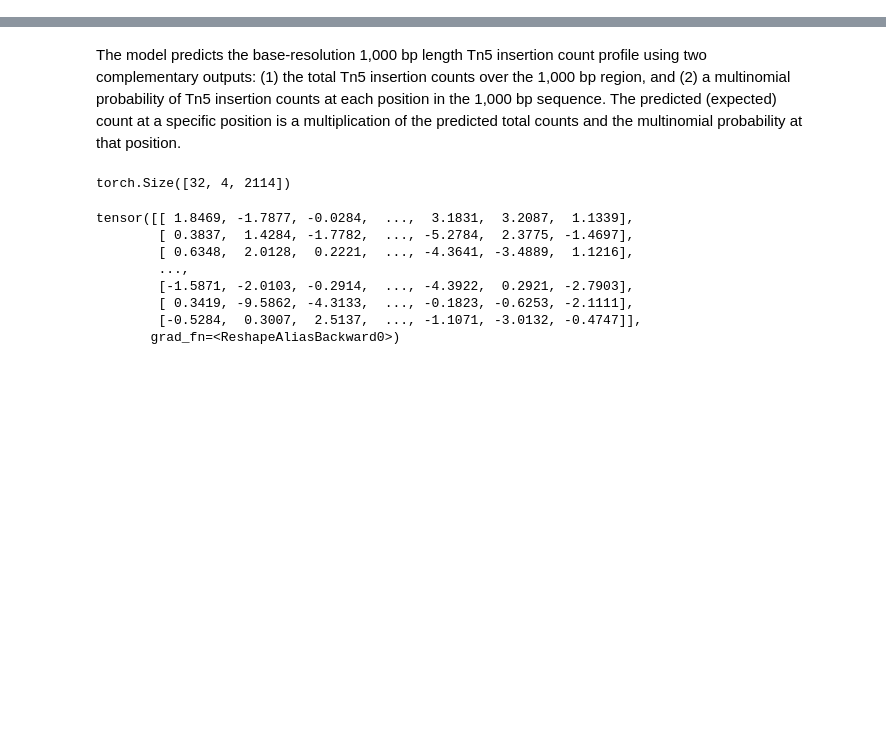
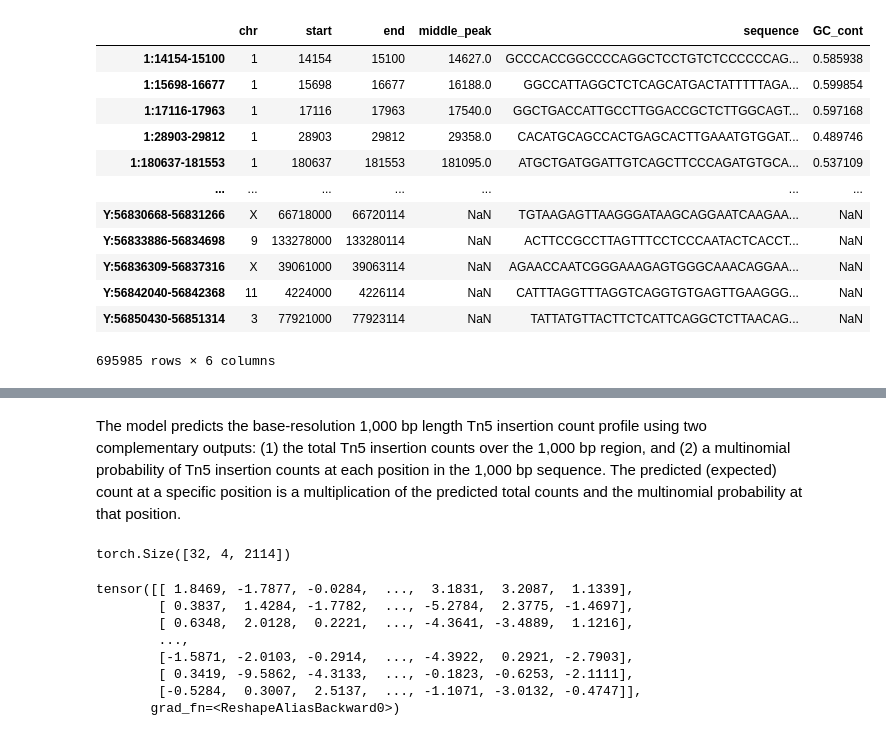
Before and after one commit to alexiaDorm/master-thesis, a Jupyter notebook: src/model.ipynb, the cells around one changed output, grey strips where cells are left out. Drawn from its saved outputs; the diff is of its cells as text; code cells hidden in the pictures; blank space fills up the shorter version.

```diff
--- a/src/model.ipynb
+++ b/src/model.ipynb
@@ -99,3 +108,19 @@ class PeaksDataset(Dataset):
+# %%
+sequences
+# %% [output]
+|  | chr | start | end | middle_peak | sequence | GC_cont |
+| 1:14154-15100 | 1 | 14154 | 15100 | 14627.0 | GCCCACCGGCCCCAGGCTCCTGTCTCCCCCCAG... | 0.585938 |
+| 1:15698-16677 | 1 | 15698 | 16677 | 16188.0 | GGCCATTAGGCTCTCAGCATGACTATTTTTAGA... | 0.599854 |
+| 1:17116-17963 | 1 | 17116 | 17963 | 17540.0 | GGCTGACCATTGCCTTGGACCGCTCTTGGCAGT... | 0.597168 |
+| 1:28903-29812 | 1 | 28903 | 29812 | 29358.0 | CACATGCAGCCACTGAGCACTTGAAATGTGGAT... | 0.489746 |
+| 1:180637-181553 | 1 | 180637 | 181553 | 181095.0 | ATGCTGATGGATTGTCAGCTTCCCAGATGTGCA... | 0.537109 |
+| ... | ... | ... | ... | ... | ... | ... |
+| Y:56830668-56831266 | X | 66718000 | 66720114 | NaN | TGTAAGAGTTAAGGGATAAGCAGGAATCAAGAA... | NaN |
+| Y:56833886-56834698 | 9 | 133278000 | 133280114 | NaN | ACTTCCGCCTTAGTTTCCTCCCAATACTCACCT... | NaN |
+| Y:56836309-56837316 | X | 39061000 | 39063114 | NaN | AGAACCAATCGGGAAAGAGTGGGCAAACAGGAA... | NaN |
+| Y:56842040-56842368 | 11 | 4224000 | 4226114 | NaN | CATTTAGGTTTAGGTCAGGTGTGAGTTGAAGGG... | NaN |
+| Y:56850430-56851314 | 3 | 77921000 | 77923114 | NaN | TATTATGTTACTTCTCATTCAGGCTCTTAACAG... | NaN |
+695985 rows × 6 columns
 # %%
 dataset = BiasDataset('../results/peaks_seq.pkl', '../results/ATAC_peaks.pkl')
 dataloader = DataLoader(dataset, batch_size=32,
```
Also changed, not shown: parts of 2 cells of this notebook, 8 other files.
